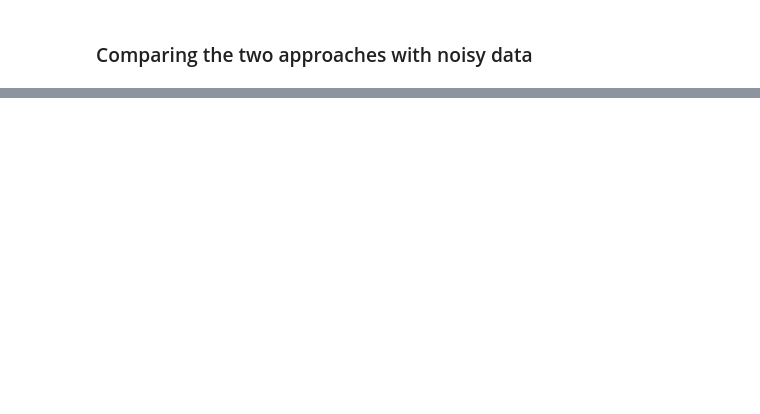
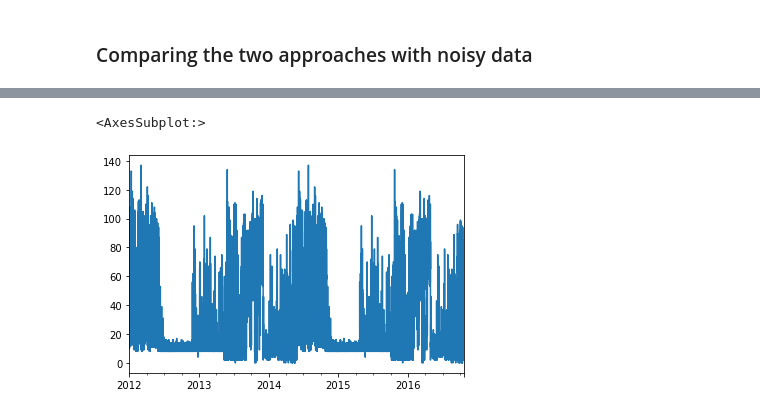
Before and after one commit to canerturkmen/tensorseason, a Jupyter notebook: poc.ipynb, the cells around one changed output, grey strips where cells are left out. Drawn from its saved outputs; the diff is of its cells as text; code cells hidden in the pictures; blank space fills up the shorter version.

```diff
--- a/poc.ipynb
+++ b/poc.ipynb
@@ -178,0 +207,18 @@ ax.semilogx();
+# %%
+def get_plot_data(idx, train_datas, test_datas, freq, plot=True):
+    data = pd.concat((to_pandas(train_datas[idx]), to_pandas(test_datas[idx])))
+    data.index = pd.date_range(start=data.index[0], freq=freq, periods=len(data))
+    if plot:
+        data.plot();
+    return data
+
+def get_gluonts_dataset(dataset_name):
+    dataset = get_dataset("traffic", regenerate=False)
+    train_datas = list(iter(dataset.train))
+    test_datas = list(iter(dataset.test))
+    lens = [len(d["target"]) for d in train_datas]
+    freqs = [d["start"].freqstr for d in train_datas]
+    print(pd.Series(lens).value_counts())
+    print(pd.Series(freqs).value_counts())
+    del dataset
+    return train_datas, test_datas, lens, freqs
@@ -178,0 +227,2 @@ ax.semilogx();
+# %%
+train_datas, test_datas, lens, freqs = get_gluonts_dataset(dataset_name="electricity")
@@ -178,0 +235,9 @@ ax.semilogx();
+# %%
+folds = [24, 7, 52]
+freq="H"
+# %%
+idx=0
+data = get_plot_data(idx, train_datas, test_datas, freq)
+# %% [output]
+<AxesSubplot:>
+[figure, added]
```
Also changed, not shown: parts of 31 cells of this notebook, 1 other file.
